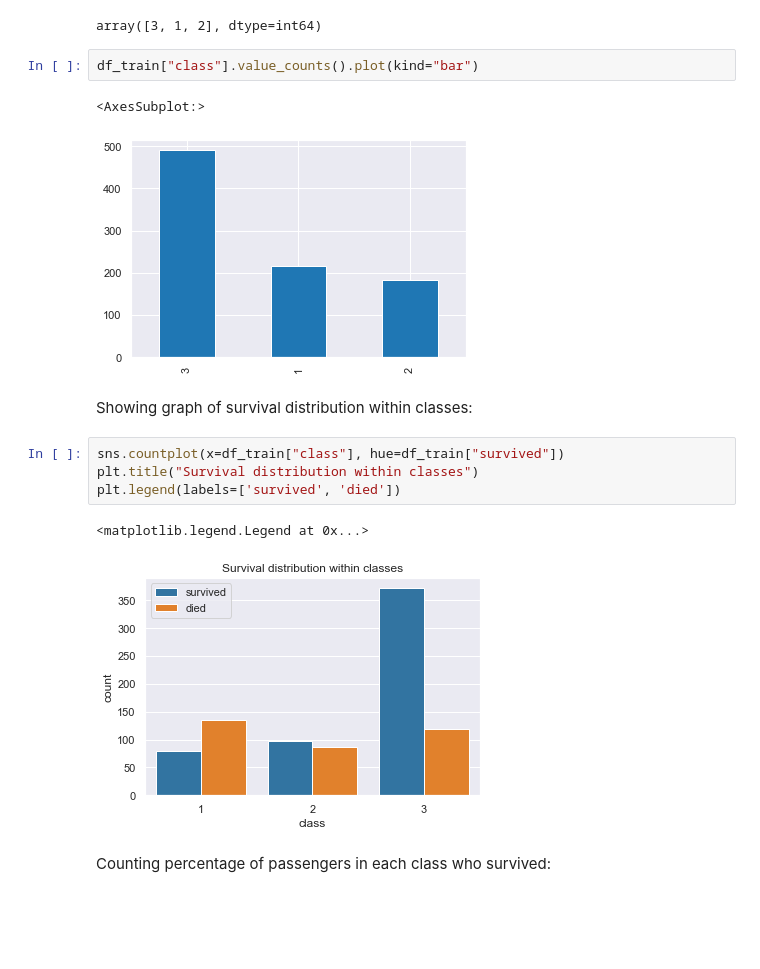
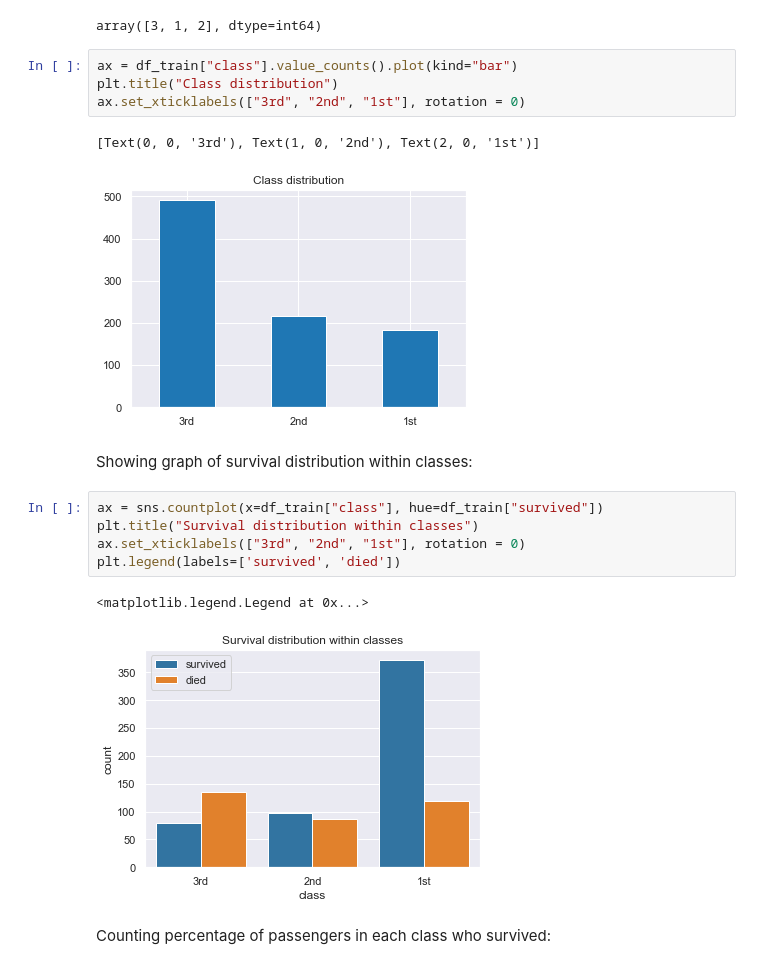
Before and after one commit to golecalicja/titanic-survivor-prediction, a Jupyter notebook: Titanic Survivor Prediction.ipynb, the cells around one changed output. Saved outputs shown, nothing was run; the diff lists cells and outputs as text; blank space fills up the shorter version.

```diff
--- a/Titanic Survivor Prediction.ipynb
+++ b/Titanic Survivor Prediction.ipynb
@@ -158,19 +159,22 @@ df_train["class"].unique()
 # %% [output]
 array([3, 1, 2], dtype=int64)
 # %%
-df_train["class"].value_counts().plot(kind="bar")
+ax = df_train["class"].value_counts().plot(kind="bar")
+plt.title("Class distribution")
+ax.set_xticklabels(["3rd", "2nd", "1st"], rotation = 0)
 # %% [output]
-<AxesSubplot:>
+[Text(0, 0, '3rd'), Text(1, 0, '2nd'), Text(2, 0, '1st')]
-[figure, old version]
+[figure, new version]
 # %% [markdown]
 Showing graph of survival distribution within classes:
 # %%
-sns.countplot(x=df_train["class"], hue=df_train["survived"])
+ax = sns.countplot(x=df_train["class"], hue=df_train["survived"])
 plt.title("Survival distribution within classes")
+ax.set_xticklabels(["3rd", "2nd", "1st"], rotation = 0)
 plt.legend(labels=['survived', 'died'])
 # %% [output]
 <matplotlib.legend.Legend at 0x...>
-[figure, old version]
+[figure, new version]
 # %% [markdown]
 Counting percentage of passengers in each class who survived:
 # %%
```
Also changed, not shown: parts of 9 cells of this notebook.
